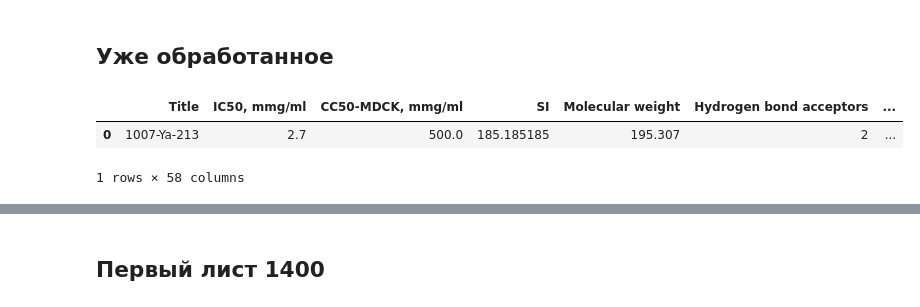
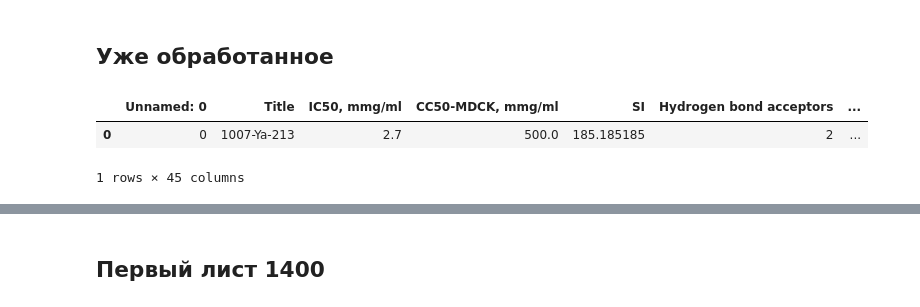
Before and after one commit to oodlbee/drug_prediction, a Jupyter notebook: drug_prediction.ipynb, the cells around one changed output, grey strips where cells are left out. Saved outputs shown, nothing was run; the diff lists cells and outputs as text; code cells hidden in the pictures.

```diff
--- a/drug_prediction.ipynb
+++ b/drug_prediction.ipynb
@@ -56,9 +54,10 @@ Drive already mounted at /content/drive; to attempt to forcibly remount, call dr
 # %% [markdown]
 ## Уже обработанное
 # %%
-full = pd.read_csv("https://raw.githubusercontent.com/oodlbee/drug_prediction/master/processed_df.csv")
+# full = pd.read_csv("https://raw.githubusercontent.com/oodlbee/drug_prediction/master/processed_df.csv")
+full = pd.read_csv("https://raw.githubusercontent.com/oodlbee/drug_prediction/antons_branch/processed_df_without_corr.csv")
 full.head(1)
 # %% [output]
-|  | Title | IC50, mmg/ml | CC50-MDCK, mmg/ml | SI | Molecular weight | Hydrogen bond acceptors | ... |
-| 0 | 1007-Ya-213 | 2.7 | 500.0 | 185.185185 | 195.307 | 2 | ... |
+|  | Unnamed: 0 | Title | IC50, mmg/ml | CC50-MDCK, mmg/ml | SI | Hydrogen bond acceptors | ... |
+| 0 | 0 | 1007-Ya-213 | 2.7 | 500.0 | 185.185185 | 2 | ... |
-1 rows × 58 columns
+1 rows × 45 columns
```
Also changed, not shown: parts of 31 cells of this notebook.
